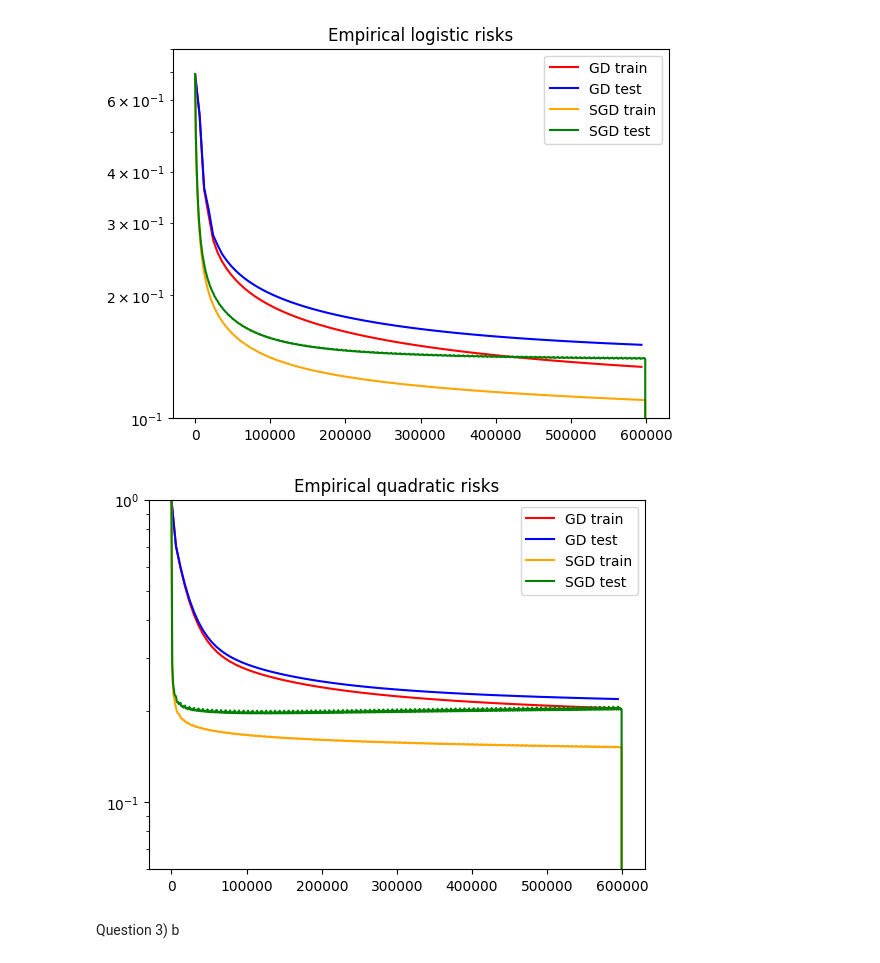
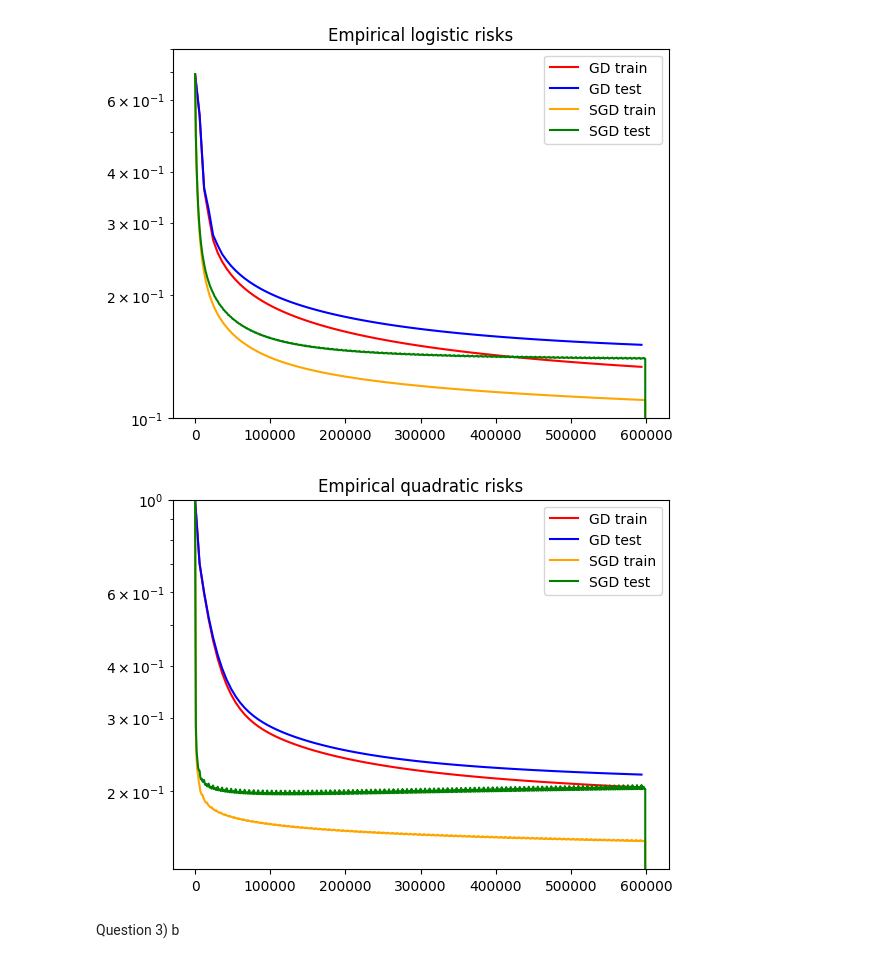
Before and after one commit to Hazdard/AppStat, a Jupyter notebook: DM_1/Sacha-Ben-Arous-DM1.ipynb, the cells around one changed output. Cells and saved outputs as stored; diff of their text form; code cells hidden in the pictures.

```diff
--- a/DM_1/Sacha-Ben-Arous-DM1.ipynb
+++ b/DM_1/Sacha-Ben-Arous-DM1.ipynb
@@ -147,16 +147,16 @@ plt.show()
 # %%
 ts_gd = [n_small*t for t in range(T_gd)]
 ts_sgd = [t*T_test_period for t in range(int(T_sgd/T_test_period)+1)]
 plt.semilogy(ts_gd, emp_risks_gd, 'red', label='GD train')
 plt.semilogy(ts_gd, test_risks_gd, 'blue', label='GD test')
 plt.semilogy(ts_sgd, emp_risks_sgd, 'orange', label = 'SGD train')
 plt.semilogy(ts_sgd, test_risks_sgd, 'green', label = 'SGD test')
 plt.legend()
-plt.ylim(6*10**(-2),1)
+plt.ylim(1.3*10**(-1),1)
 plt.title('Empirical quadratic risks')
 plt.show()
 # %% [output]
-[figure, old version]
+[figure, new version]
 # %% [markdown]
 Question 3) b
 # %%
```
Also changed, not shown: parts of 2 cells of this notebook.
